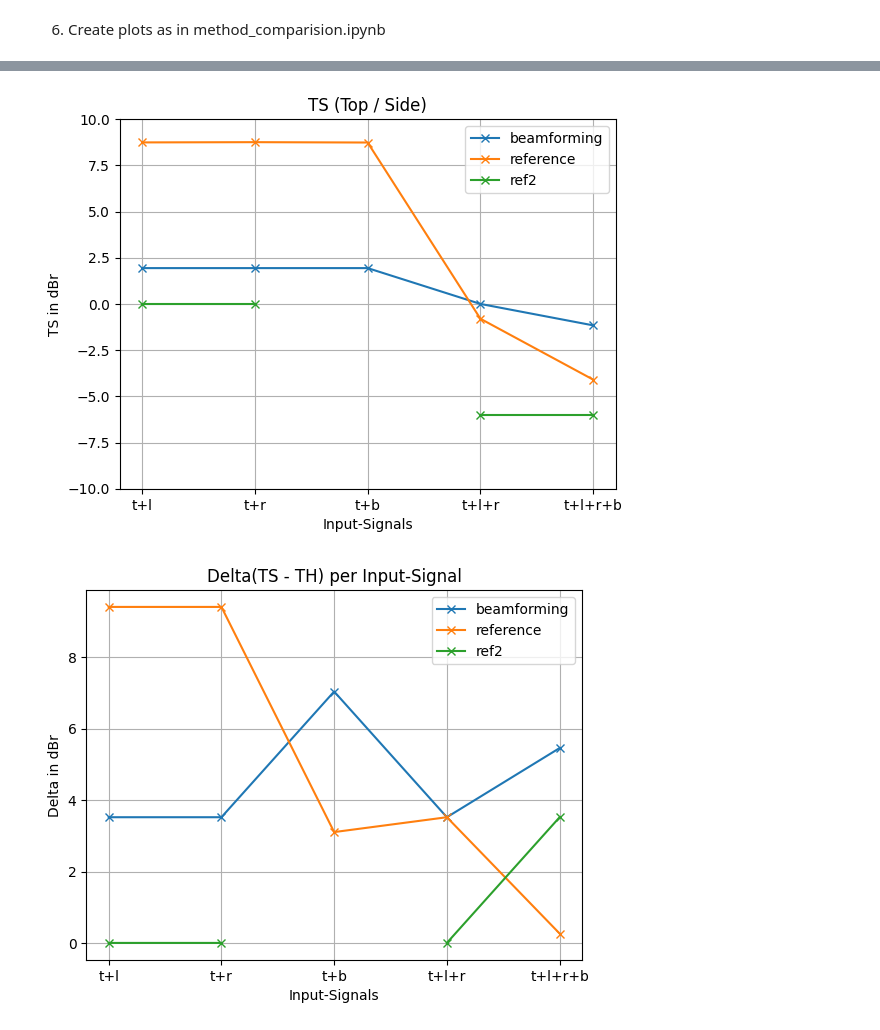
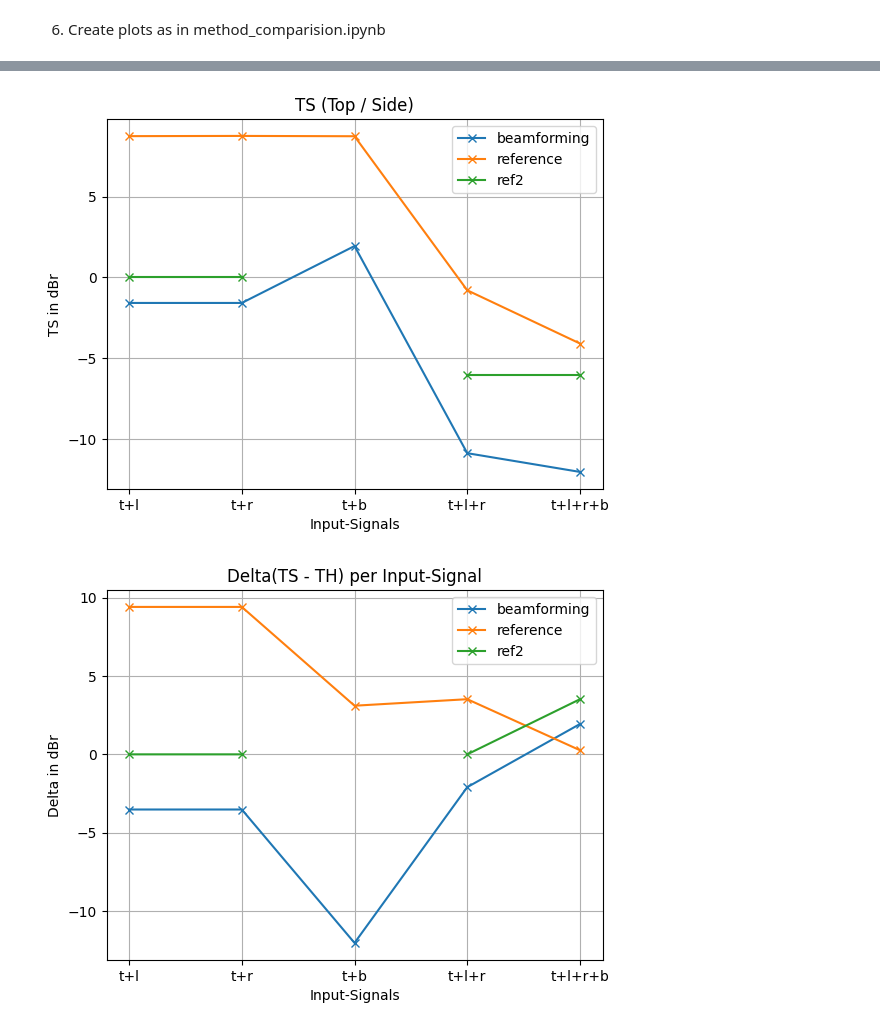
Before and after one commit to Floloffel/VAR-Project, a Jupyter notebook: Code/method_test.ipynb, the cells around one changed output, grey strips where cells are left out. Saved outputs shown, nothing was run; the diff lists cells and outputs as text; code cells hidden in the pictures.

```diff
--- a/Code/method_test.ipynb
+++ b/Code/method_test.ipynb
@@ -66,7 +66,7 @@ def method_wrapper(method, in_nm, i, N=2, start_milliseconds=15, stop_millisecon
     match method:
         case "beamforming":
             # calc energy/direction with Beamforming
-            energy = energy_from_beamforming(in_nm, N=1,start_milliseconds=start_milliseconds, stop_milliseconds=stop_milliseconds, samplerate=samplerate)
+            energy = energy_from_beamforming(in_nm, N=N,start_milliseconds=start_milliseconds, stop_milliseconds=stop_milliseconds, samplerate=samplerate)
 
             # calc parameters
             TH = 10 * np.log10((np.sum(energy[0]**2) / np.sum((energy[2] + energy[3] + energy[4])**2)))
@@ -167,13 +167,13 @@ for in_nm in in_nm_top_to_direction:
     in_nm_ones = np.ones(((N_sph_in+1)**2,sampling_freq*5))
     in_nm_sig = (np.array(in_nm['data'][0,:])*in_nm_ones.T).T
     for method in methods:
-        try:
-            TH, TS = method_wrapper(method, in_nm_sig, i, start_milliseconds = evaluation_start_ms, stop_milliseconds=evaluation_stop_ms, samplerate=sampling_freq)
-            print(method, "TS:", TS, "TH:", TH)
-        except:
-            print(method, "not working")
-            TH = None
-            TS = None
+        #try:
+        TH, TS = method_wrapper(method, in_nm_sig, i, start_milliseconds = evaluation_start_ms, stop_milliseconds=evaluation_stop_ms, samplerate=sampling_freq)
+        print(method, "TS:", TS, "TH:", TH)
+        #except:
+        #    print(method, "not working")
+        #    TH = None
+        #    TS = None
 
         # save data
         TH_results.loc[in_nm['names'], method] = TH
@@ -215,7 +215,7 @@ plt.plot(TH_results, marker='x')
 plt.title('TH (Top / Horizontal)')
 plt.xlabel('Input-Signals')
 plt.ylabel('TH in dBr')
-plt.ylim([-10,10])
+#plt.ylim([-10,10])
 plt.grid()
 plt.xticks([0,1,2,3,4])
 plt.legend(TH_results.columns)
@@ -228,7 +228,7 @@ plt.plot(TS_results, marker='x')
 plt.title('TS (Top / Side)')
 plt.xlabel('Input-Signals')
 plt.ylabel('TS in dBr')
-plt.ylim([-10,10])
+#plt.ylim([-10,10])
 plt.grid()
 plt.xticks([0,1,2,3,4])
 plt.legend(TS_results.columns)
@@ -262,2 +262,2 @@ plt.show()
-[figure, old version]
+[figure, new version]
-[figure, old version]
+[figure, new version]
```
Also changed, not shown: parts of 2 cells of this notebook.
